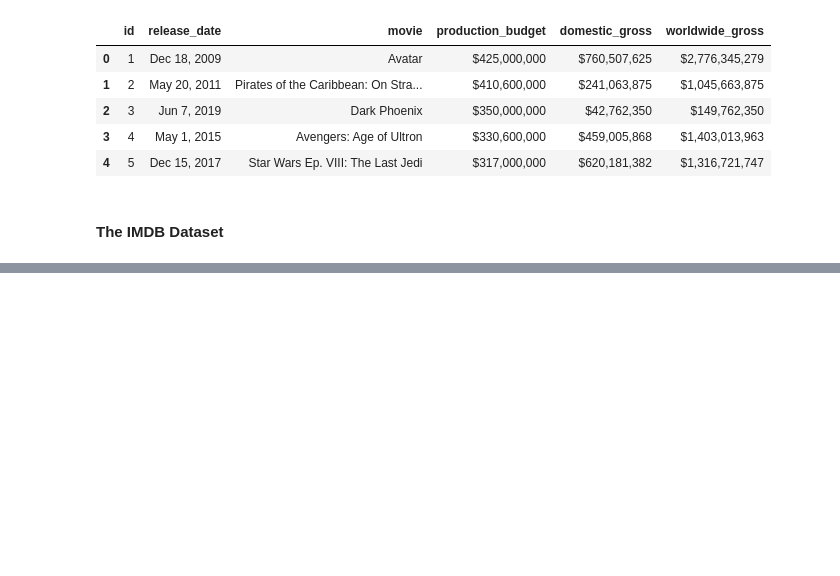
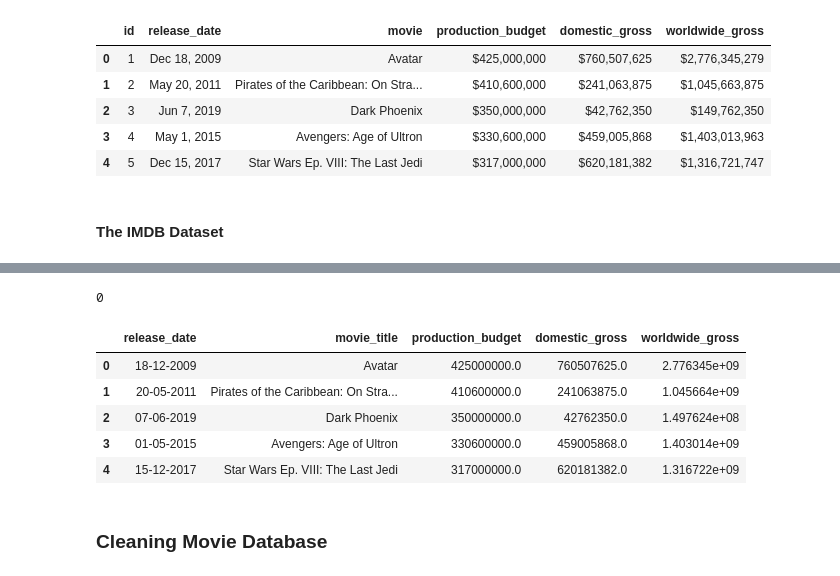
Before and after one commit to Iamwangui/Group1_Movies_Analysis_Project, a Jupyter notebook: movies_analysis.ipynb, the cells around one changed output, grey strips where cells are left out. Saved outputs shown, nothing was run; the diff lists cells and outputs as text; code cells hidden in the pictures; blank space fills up the shorter version.

```diff
--- a/movies_analysis.ipynb
+++ b/movies_analysis.ipynb
@@ -104,0 +136,31 @@ movie_database.head()
+# %%
+#check if there is any duplicate
+#no duplicates in movie_budget dataset
+movie_budgets.duplicated().sum()
+# %% [output]
+0
+# %%
+#change production_budget,domestic_gross and worldwide_gross to float
+movie_budgets.head()
+#this columns are to be converted in floats
+movie_budgets['production_budget']=movie_budgets['production_budget'].str.replace(',','').str.replace('$','').astype(float)
+movie_budgets['domestic_gross']=movie_budgets['domestic_gross'].str.replace(',','').str.replace('$','').astype(float)
+movie_budgets['worldwide_gross']=movie_budgets['worldwide_gross'].str.replace(',','').str.replace('$','').astype(float)
+# %%
+#change release_date to date
+movie_budgets['release_date']=pd.to_datetime(movie_budgets['release_date'],dayfirst=True)
+movie_budgets['release_date']=movie_budgets['release_date'].dt.strftime('%d-%m-%Y')
+# %%
+#rename column movie column to movie_title and drop id column
+movie_budgets.rename(columns={'movie':'movie_title'},inplace=True)
+movie_budgets.drop(columns='id',inplace=True)
+movie_budgets.head()
+# %% [output]
+|  | release_date | movie_title | production_budget | domestic_gross | worldwide_gross |
+| 0 | 18-12-2009 | Avatar | 425000000.0 | 760507625.0 | 2.776345e+09 |
+| 1 | 20-05-2011 | Pirates of the Caribbean: On Stra... | 410600000.0 | 241063875.0 | 1.045664e+09 |
+| 2 | 07-06-2019 | Dark Phoenix | 350000000.0 | 42762350.0 | 1.497624e+08 |
+| 3 | 01-05-2015 | Avengers: Age of Ultron | 330600000.0 | 459005868.0 | 1.403014e+09 |
+| 4 | 15-12-2017 | Star Wars Ep. VIII: The Last Jedi | 317000000.0 | 620181382.0 | 1.316722e+09 |
+# %% [markdown]
+### Cleaning Movie Database
```
Also changed, not shown: parts of 15 cells of this notebook, 1 other file.
